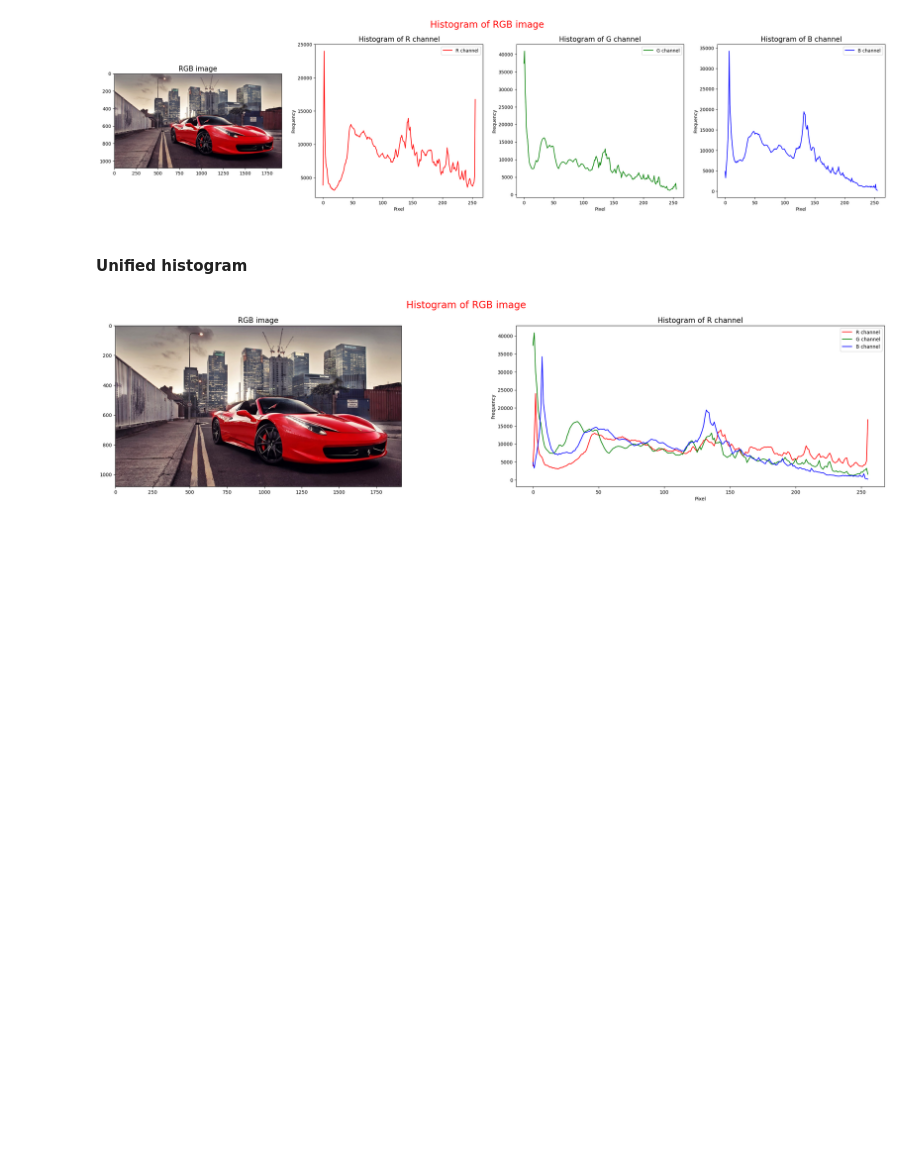
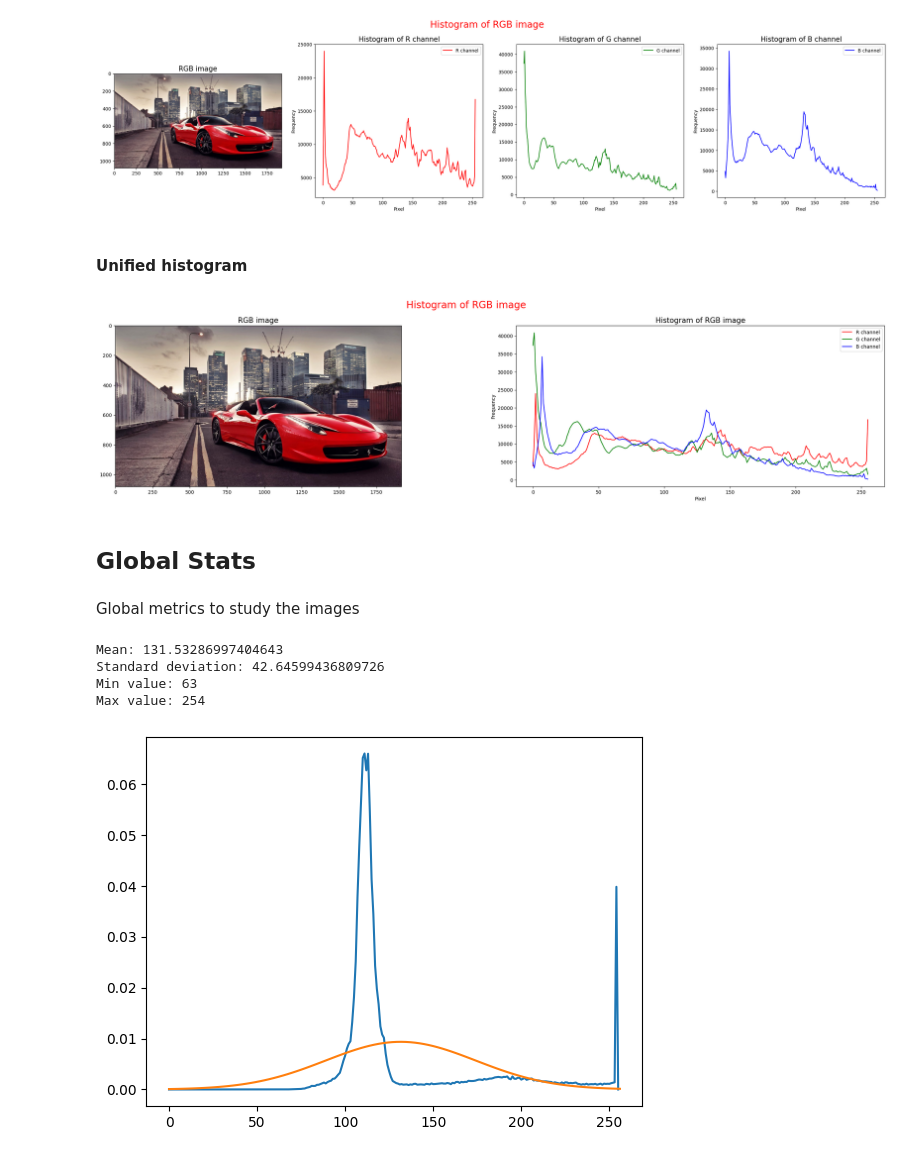
Before and after one commit to LorenzoSansone/Computer-Vision-and-Image-Processing-fundamentals, a Jupyter notebook: 00-analyze-image/Simple_statistics.ipynb, the cells around one changed output. Cells and saved outputs as stored; diff of their text form; code cells hidden in the pictures; blank space fills up the shorter version.

Commit message:
stats and hist

```diff
--- a/00-analyze-image/Simple_statistics.ipynb
+++ b/00-analyze-image/Simple_statistics.ipynb
@@ -164,3 +165,47 @@ plt.legend()
 plt.show()
 # %% [output]
 [figure]
+# %% [markdown]
+## Global Stats
+# %% [markdown]
+Global metrics to study the images
+# %%
+GRAYSCALE_IMG_PATH = "./img/bolts.png"
+
+#PARAMETERS HISTOGRAM
+num_bins = 256
+pixel_range = [0, 256]
+
+img = cv2.imread(GRAYSCALE_IMG_PATH)
+img = cv2.cvtColor(img, cv2.COLOR_BGR2GRAY)
+
+#Calculus
+mean, stddev = cv2.meanStdDev(img)
+mean = mean[0][0]
+stddev = stddev[0][0]
+min = np.min(img)
+max = np.max(img)
+
+#Print values
+print(f"Mean: {mean}")
+print(f"Standard deviation: {stddev}")
+print(f"Min value: {min}")
+print(f"Max value: {max}")
+
+hist = cv2.calcHist([img], [0], None, [num_bins], pixel_range)
+hist /= hist.sum() #normalize hist for better print with gaussian distribution
+
+#Plot gaussian distribution + hist
+xmin, xmax = (0, 256)
+x = np.linspace(xmin, xmax, 100)
+y = norm.pdf(x, mean, stddev)
+
+plt.plot(hist)
+plt.plot(x,y)
+plt.show()
+# %% [output]
+Mean: 131.53286997404643
+Standard deviation: 42.64599436809726
+Min value: 63
+Max value: 254
+[figure, added]
```
Also changed, not shown: parts of 1 cell of this notebook.
